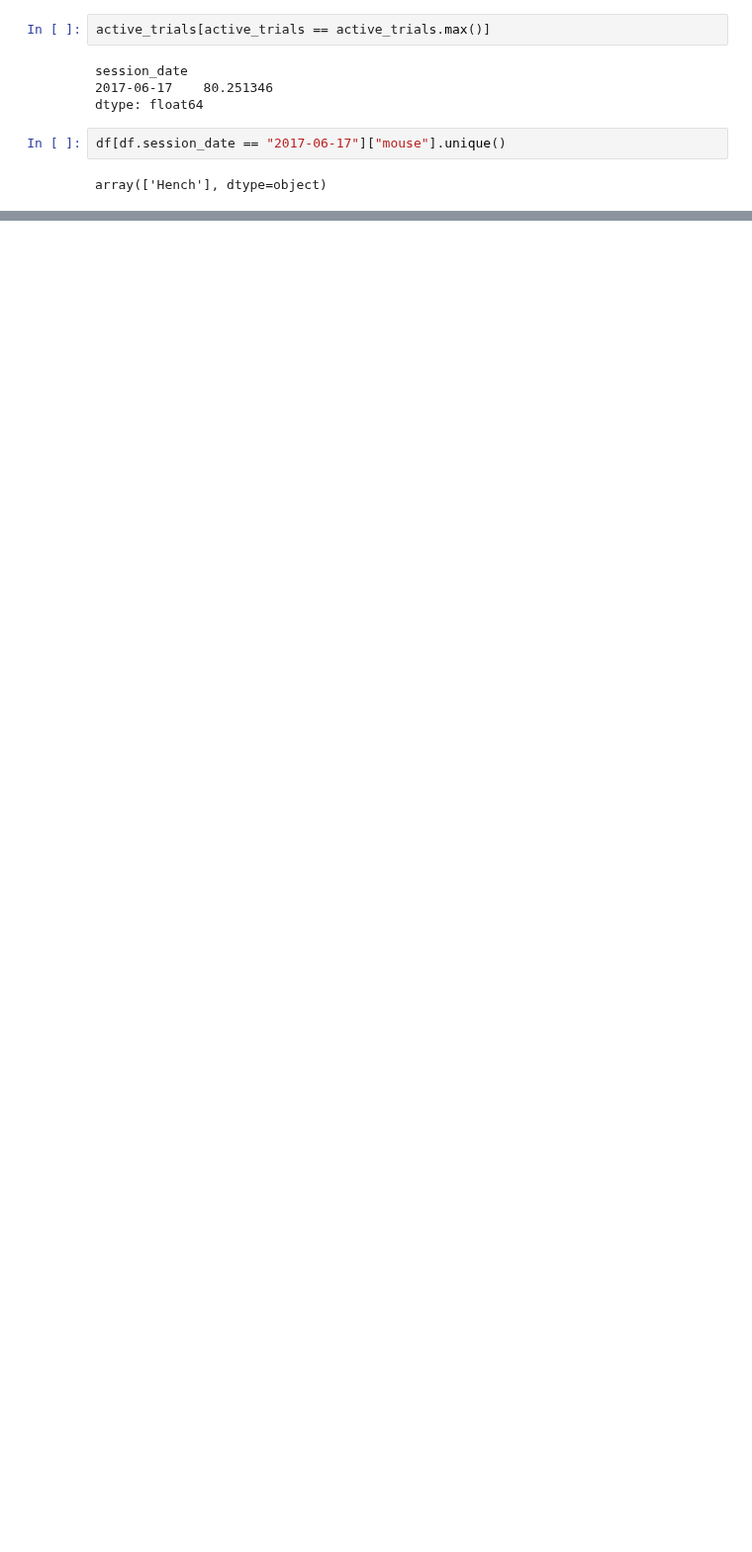
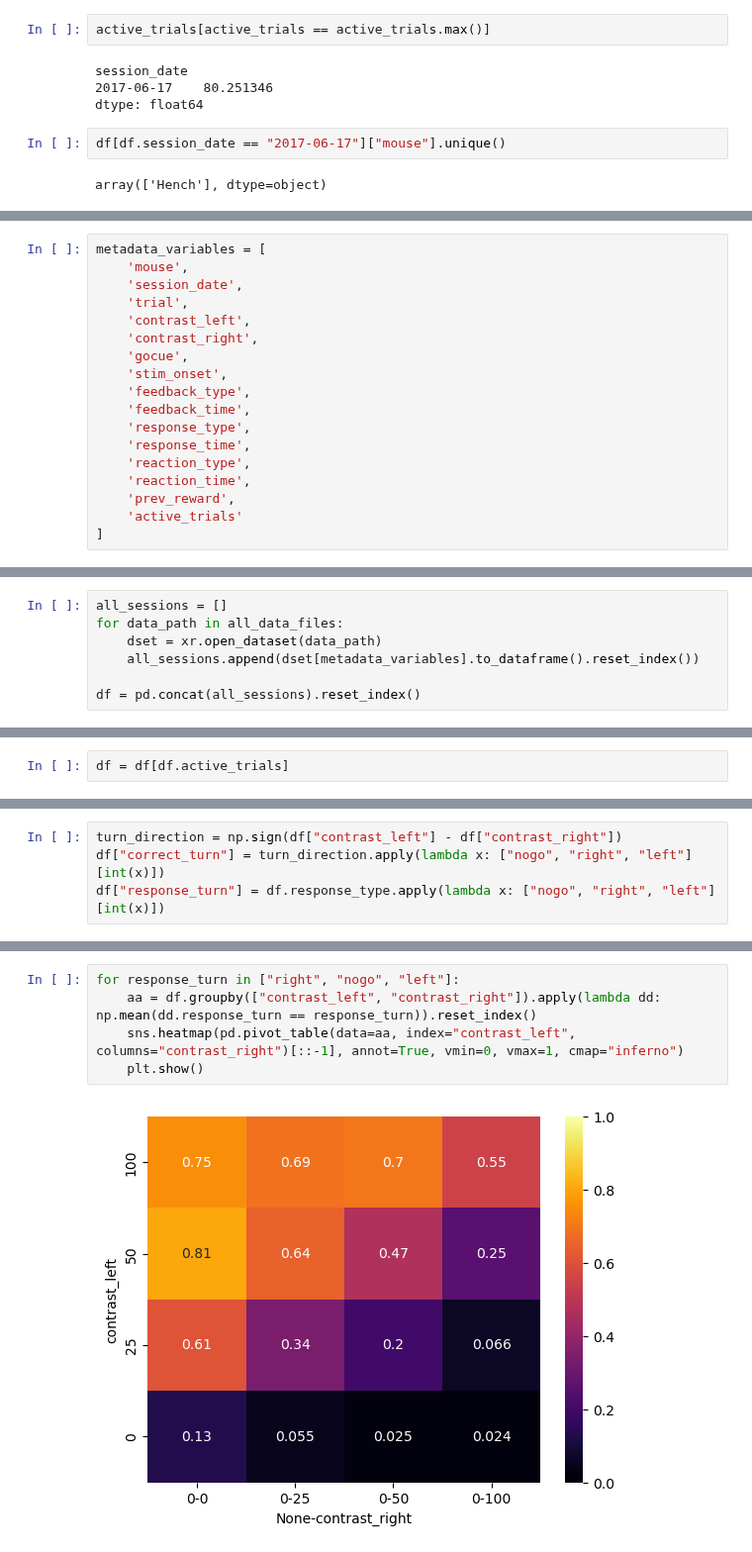
Before and after one commit to ibehave-ibots/iBOTS-Tools, a Jupyter notebook: workshops/bootcamp/mo/meta_data_exploration.ipynb, the cells around one changed output, grey strips where cells are left out. Shown at 99% size. Saved outputs shown, nothing was run; the diff lists cells and outputs as text; blank space fills up the shorter version.

Commit message:
Behavioral performance figure

```diff
--- a/workshops/bootcamp/mo/meta_data_exploration.ipynb
+++ b/workshops/bootcamp/mo/meta_data_exploration.ipynb
@@ -407,0 +478,18 @@ array(['Hench'], dtype=object)
+# %%
+metadata_variables = [
+    'mouse',
+    'session_date',
+    'trial',
+    'contrast_left',
+    'contrast_right',
+    'gocue',
+    'stim_onset',
+    'feedback_type',
+    'feedback_time',
+    'response_type',
+    'response_time',
+    'reaction_type',
+    'reaction_time',
+    'prev_reward',
+    'active_trials'
+]
@@ -407,0 +498,7 @@ array(['Hench'], dtype=object)
+# %%
+all_sessions = []
+for data_path in all_data_files:
+    dset = xr.open_dataset(data_path)
+    all_sessions.append(dset[metadata_variables].to_dataframe().reset_index())
+
+df = pd.concat(all_sessions).reset_index()
@@ -407,0 +523,2 @@ array(['Hench'], dtype=object)
+# %%
+df = df[df.active_trials]
@@ -407,0 +531,4 @@ array(['Hench'], dtype=object)
+# %%
+turn_direction = np.sign(df["contrast_left"] - df["contrast_right"])
+df["correct_turn"] = turn_direction.apply(lambda x: ["nogo", "right", "left"][int(x)])
+df["response_turn"] = df.response_type.apply(lambda x: ["nogo", "right", "left"][int(x)])
@@ -407,0 +548,7 @@ array(['Hench'], dtype=object)
+# %%
+for response_turn in ["right", "nogo", "left"]:
+    aa = df.groupby(["contrast_left", "contrast_right"]).apply(lambda dd: np.mean(dd.response_turn == response_turn)).reset_index()
+    sns.heatmap(pd.pivot_table(data=aa, index="contrast_left", columns="contrast_right")[::-1], annot=True, vmin=0, vmax=1, cmap="inferno")
+    plt.show()
+# %% [output]
+[figure, added]
```
Also changed, not shown: parts of 19 cells of this notebook, 3 other files.
